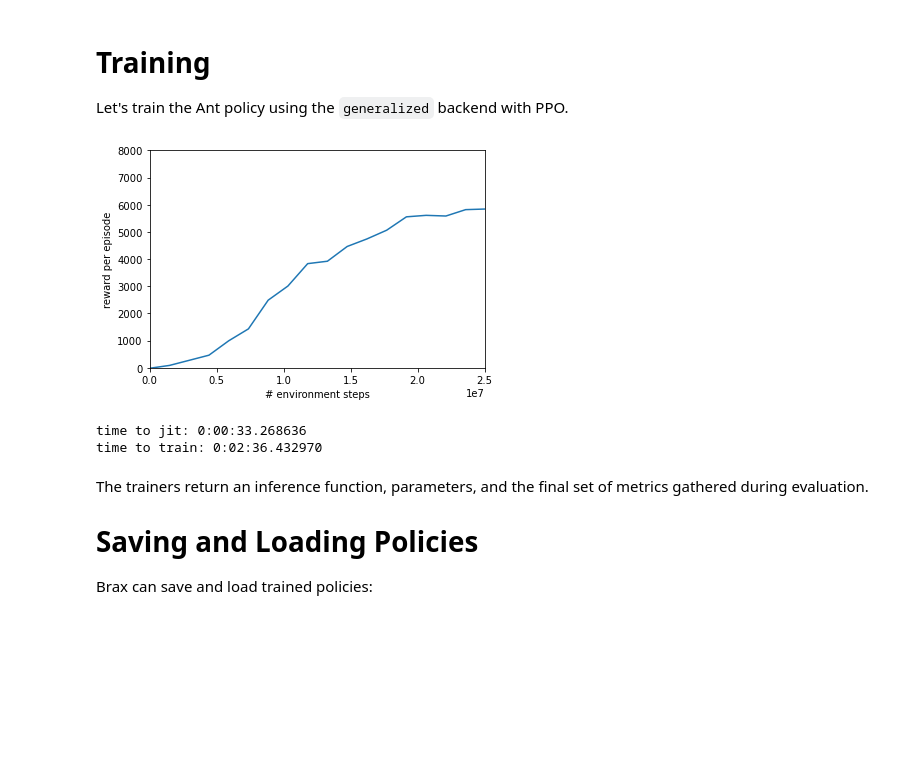
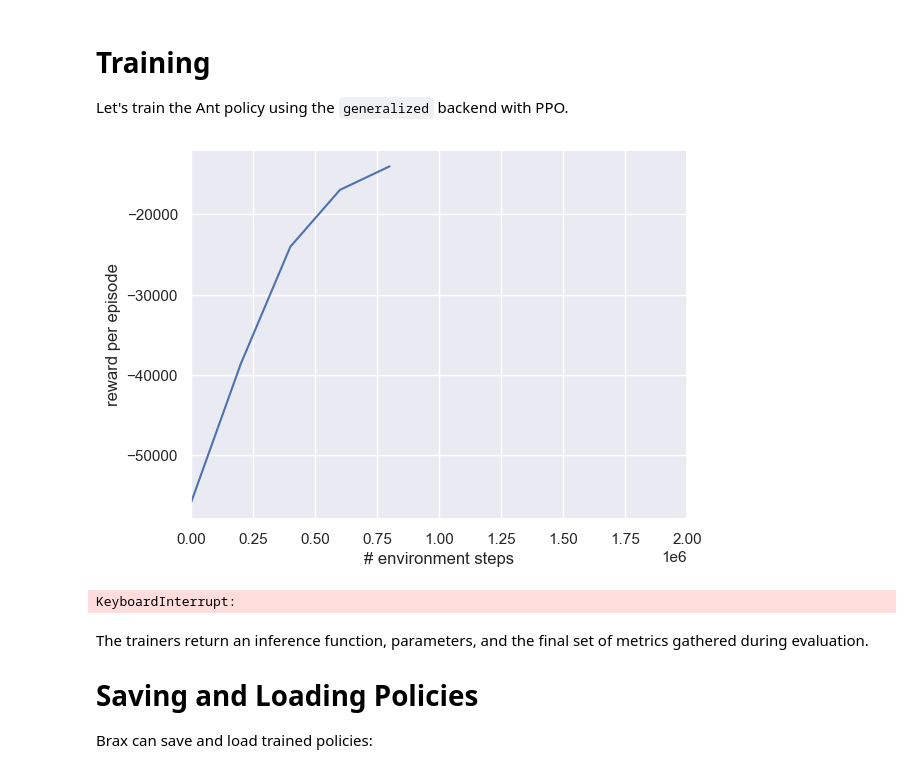
Before and after one commit to dcsteinhauser/HDS, a Jupyter notebook: training.ipynb, the cells around one changed output. Saved outputs shown, nothing was run; the diff lists cells and outputs as text; code cells hidden in the pictures; blank space fills up the shorter version.

```diff
--- a/training.ipynb
+++ b/training.ipynb
@@ -63,50 +58,77 @@ Trainers take as input an environment function and some hyperparameters, and ret
 # Training
 
 Let's train the Ant policy using the `generalized` backend with PPO.
+# %%
+import numpy as np
+import matplotlib.pyplot as plt
+import seaborn as sns
+from scipy.stats import iqr
+import matplotlib.ticker as ticker
+import matplotlib.patches as mpatches
+ticker.EngFormatter.ENG_PREFIXES.update({9:"B"}) # For cleaner formatting
+
+
+from scipy.stats import trim_mean, bootstrap
+
+sns.set()
 # %%
 #@title Training
+import pandas as pd
 
 # We determined some reasonable hyperparameters offline and share them here.
 train_fn = {
-  'inverted_pendulum': functools.partial(ppo.train, num_timesteps=2_000_000, num_evals=20, reward_scaling=10, episode_length=1000, normalize_observations=True, action_repeat=1, unroll_length=5, num_minibatches=32, num_updates_per_batch=4, discounting=0.97, learning_rate=3e-4, entropy_cost=1e-2, num_envs=2048, batch_size=1024, seed=1),
+  'inverted_pendulum': functools.partial(ppo.train, num_timesteps=2_000_000, num_evals=20, reward_scaling=10, episode_length=50, normalize_observations=True, action_repeat=1, unroll_length=5, num_minibatches=200, num_updates_per_batch=4, discounting=0.97, learning_rate=3e-4, entropy_cost=1e-2, num_envs=200, batch_size=200, seed=1),
   'inverted_double_pendulum': functools.partial(ppo.train, num_timesteps=20_000_000, num_evals=20, reward_scaling=10, episode_length=1000, normalize_observations=True, action_repeat=1, unroll_length=5, num_minibatches=32, num_updates_per_batch=4, discounting=0.97, learning_rate=3e-4, entropy_cost=1e-2, num_envs=2048, batch_size=1024, seed=1),
   'ant': functools.partial(ppo.train,  num_timesteps=50_000_000, num_evals=10, reward_scaling=10, episode_length=1000, normalize_observations=True, action_repeat=1, unroll_length=5, num_minibatches=32, num_updates_per_batch=4, discounting=0.97, learning_rate=3e-4, entropy_cost=1e-2, num_envs=4096, batch_size=2048, seed=1),
   'humanoid': functools.partial(ppo.train,  num_timesteps=50_000_000, num_evals=10, reward_scaling=0.1, episode_length=1000, normalize_observations=True, action_repeat=1, unroll_length=10, num_minibatches=32, num_updates_per_batch=8, discounting=0.97, learning_rate=3e-4, entropy_cost=1e-3, num_envs=2048, batch_size=1024, seed=1),
   'reacher': functools.partial(ppo.train, num_timesteps=50_000_000, num_evals=20, reward_scaling=5, episode_length=1000, normalize_observations=True, action_repeat=4, unroll_length=50, num_minibatches=32, num_updates_per_batch=8, discounting=0.95, learning_rate=3e-4, entropy_cost=1e-3, num_envs=2048, batch_size=256, max_devices_per_host=8, seed=1),
   'humanoidstandup': functools.partial(ppo.train, num_timesteps=100_000_000, num_evals=20, reward_scaling=0.1, episode_length=1000, normalize_observations=True, action_repeat=1, unroll_length=15, num_minibatches=32, num_updates_per_batch=8, discounting=0.97, learning_rate=6e-4, entropy_cost=1e-2, num_envs=2048, batch_size=1024, seed=1),
   'hopper': functools.partial(sac.train, num_timesteps=6_553_600, num_evals=20, reward_scaling=30, episode_length=1000, normalize_observations=True, action_repeat=1, discounting=0.997, learning_rate=6e-4, num_envs=128, batch_size=512, grad_updates_per_step=64, max_devices_per_host=1, max_replay_size=1048576, min_replay_size=8192, seed=1),
   'walker2d': functools.partial(sac.train, num_timesteps=7_864_320, num_evals=20, reward_scaling=5, episode_length=1000, normalize_observations=True, action_repeat=1, discounting=0.997, learning_rate=6e-4, num_envs=128, batch_size=128, grad_updates_per_step=32, max_devices_per_host=1, max_replay_size=1048576, min_replay_size=8192, seed=1),
   'halfcheetah': functools.partial(ppo.train, num_timesteps=50_000_000, num_evals=20, reward_scaling=1, episode_length=1000, normalize_observations=True, action_repeat=1, unroll_length=20, num_minibatches=32, num_updates_per_batch=8, discounting=0.95, learning_rate=3e-4, entropy_cost=0.001, num_envs=2048, batch_size=512, seed=3),
   'pusher': functools.partial(ppo.train, num_timesteps=50_000_000, num_evals=20, reward_scaling=5, episode_length=1000, normalize_observations=True, action_repeat=1, unroll_length=30, num_minibatches=16, num_updates_per_batch=8, discounting=0.95, learning_rate=3e-4,entropy_cost=1e-2, num_envs=2048, batch_size=512, seed=3),
 }[env_name]
 
 
-max_y = {'ant': 8000, 'halfcheetah': 8000, 'hopper': 2500, 'humanoid': 13000, 'humanoidstandup': 75_000, 'reacher': 5, 'walker2d': 5000, 'pusher': 0}[env_name]
-min_y = {'reacher': -100, 'pusher': -150}.get(env_name, 0)
+#max_y = {'ant': 8000, 'halfcheetah': 8000, 'hopper': 2500, 'humanoid': 13000, 'humanoidstandup': 75_000, 'reacher': 5, 'walker2d': 5000, 'pusher': 0}[env_name]
+#min_y = {'reacher': -100, 'pusher': -150}.get(env_name, 0)
 
 xdata, ydata = [], []
 times = [datetime.now()]
+for i in range(2):
+  def progress(num_steps, metrics):
+    times.append(datetime.now())
+    xdata.append(num_steps)
+    ydata.append(metrics['eval/episode_reward'])
+    clear_output(wait=True)
+    plt.xlim([0, train_fn.keywords['num_timesteps']])
+    #plt.ylim([min_y, max_y])
+    plt.xlabel('# environment steps')
+    plt.ylabel('reward per episode')
+    plt.plot(xdata, ydata)
+    plt.show()
 
-def progress(num_steps, metrics):
-  times.append(datetime.now())
-  xdata.append(num_steps)
-  ydata.append(metrics['eval/episode_reward'])
-  clear_output(wait=True)
-  plt.xlim([0, train_fn.keywords['num_timesteps']])
-  plt.ylim([min_y, max_y])
-  plt.xlabel('# environment steps')
-  plt.ylabel('reward per episode')
-  plt.plot(xdata, ydata)
-  plt.show()
 
-make_inference_fn, params, _ = train_fn(environment=env, progress_fn=progress)
+    data = {'epoch': xdata, f'{i}': ydata}
+    new_data = pd.DataFrame(data)
+    file_path='ppodata.txt'
+    if os.path.exists(file_path):
+      existing_data = pd.read_csv(file_path)
+      if 'epoch' not in existing_data.columns:
+          existing_data['epoch'] = new_data['epoch']
+      if f'{i}' in existing_data.columns:
+          existing_data = existing_data.drop(columns=[f'{i}'])
+      existing_data = pd.merge(existing_data, new_data, on='epoch', how='outer')
+    else:
+      existing_data = new_data
 
-print(f'time to jit: {times[1] - times[0]}')
-print(f'time to train: {times[-1] - times[1]}')
+    existing_data.to_csv(file_path, index=False)
+        #@title Load Env { run: "auto" }
+  state = jax.jit(env.reset)(rng=jax.random.PRNGKey(seed=i))
+  make_inference_fn, params, _ = train_fn(environment=env, progress_fn=progress)
 # %% [output]
-[figure, old version]
+[figure, new version]
-time to jit: 0:00:33.268636
-time to train: 0:02:36.432970
+KeyboardInterrupt:
 # %% [markdown]
 The trainers return an inference function, parameters, and the final set of metrics gathered during evaluation.
 
```
Also changed, not shown: parts of 4 cells of this notebook, 2 other files.
